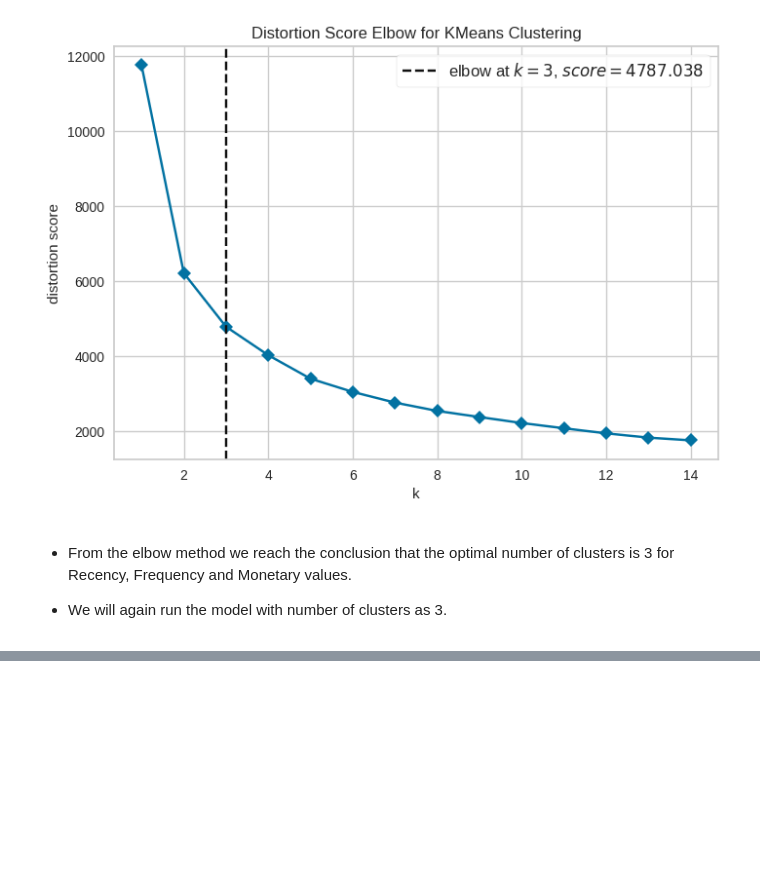
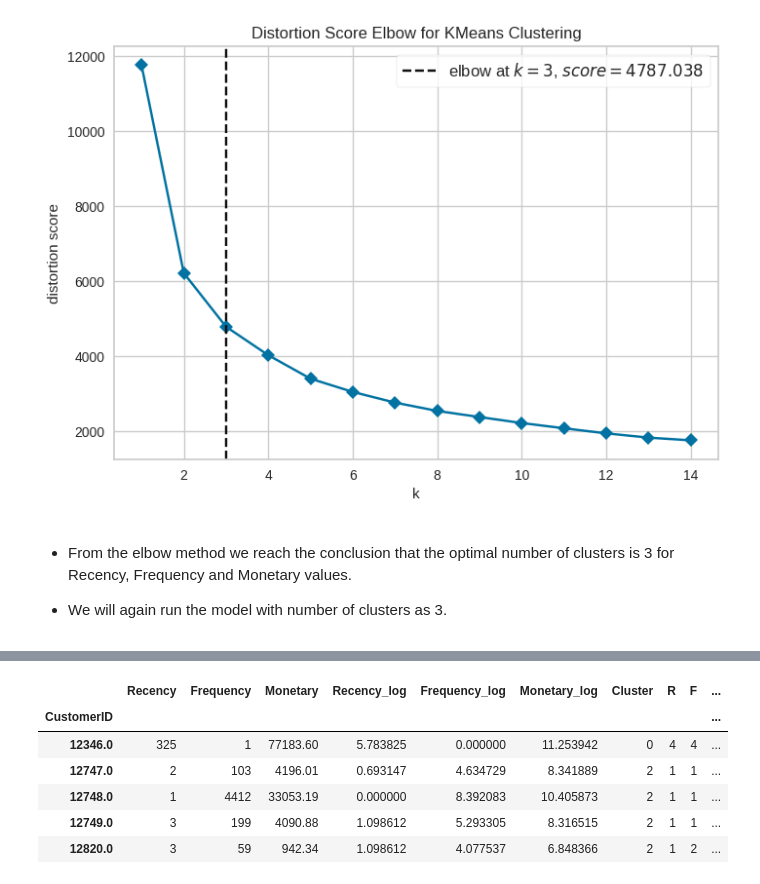
Before and after one commit to Tilak46-R/Customer-segmentation-using-unsupervised-learning, a Jupyter notebook: Customer_segmentation_using_unsupervised_learning.ipynb, the cells around one changed output, grey strips where cells are left out. Drawn from its saved outputs; the diff is of its cells as text; code cells hidden in the pictures; blank space fills up the shorter version.

```diff
--- a/Customer_segmentation_using_unsupervised_learning.ipynb
+++ b/Customer_segmentation_using_unsupervised_learning.ipynb
@@ -961,0 +992,11 @@ plt.show()
+# %%
+rfm_df['Cluster'] = kmeans.labels_
+rfm_df.head()
+# %% [output]
+|  | Recency | Frequency | Monetary | Recency_log | Frequency_log | Monetary_log | Cluster | R | F | ... |
+| CustomerID |  |  |  |  |  |  |  |  |  | ... |
+| 12346.0 | 325 | 1 | 77183.60 | 5.783825 | 0.000000 | 11.253942 | 0 | 4 | 4 | ... |
+| 12747.0 | 2 | 103 | 4196.01 | 0.693147 | 4.634729 | 8.341889 | 2 | 1 | 1 | ... |
+| 12748.0 | 1 | 4412 | 33053.19 | 0.000000 | 8.392083 | 10.405873 | 2 | 1 | 1 | ... |
+| 12749.0 | 3 | 199 | 4090.88 | 1.098612 | 5.293305 | 8.316515 | 2 | 1 | 1 | ... |
+| 12820.0 | 3 | 59 | 942.34 | 1.098612 | 4.077537 | 6.848366 | 2 | 1 | 2 | ... |
```
Also changed, not shown: parts of 10 cells of this notebook.
